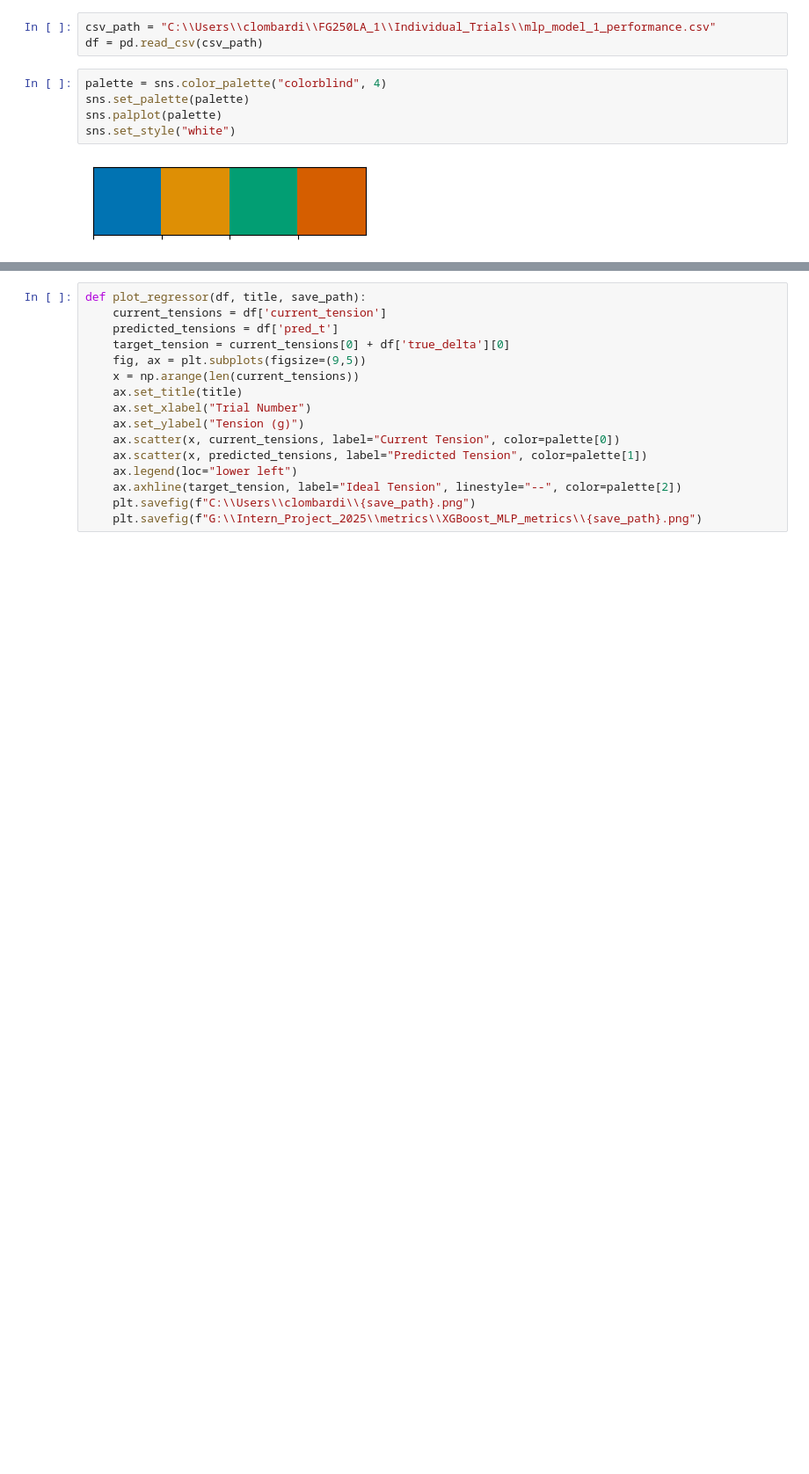
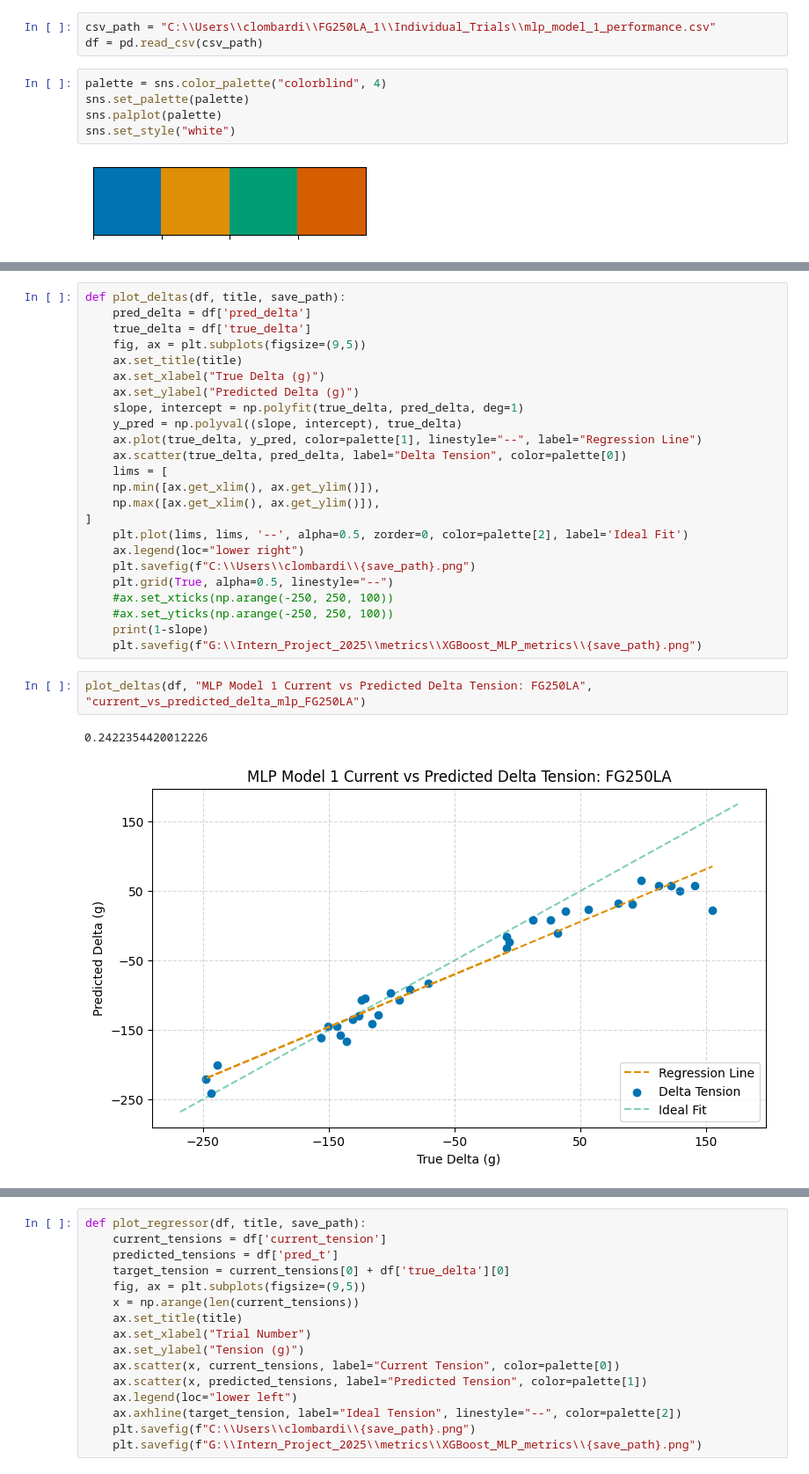
Before and after one commit to c-lombardi23/FOCAL, a Jupyter notebook: notebooks/Abalation_Study.ipynb, the cells around one changed output, grey strips where cells are left out. Shown at 88% size. Cells and saved outputs as stored; diff of their text form; blank space fills up the shorter version.

```diff
--- a/notebooks/Abalation_Study.ipynb
+++ b/notebooks/Abalation_Study.ipynb
@@ -132,0 +157,29 @@ sns.set_style("white")
+# %%
+def plot_deltas(df, title, save_path):
+    pred_delta = df['pred_delta']
+    true_delta = df['true_delta']
+    fig, ax = plt.subplots(figsize=(9,5))
+    ax.set_title(title)
+    ax.set_xlabel("True Delta (g)")
+    ax.set_ylabel("Predicted Delta (g)")
+    slope, intercept = np.polyfit(true_delta, pred_delta, deg=1)
+    y_pred = np.polyval((slope, intercept), true_delta)
+    ax.plot(true_delta, y_pred, color=palette[1], linestyle="--", label="Regression Line")
+    ax.scatter(true_delta, pred_delta, label="Delta Tension", color=palette[0])
+    lims = [
+    np.min([ax.get_xlim(), ax.get_ylim()]),
+    np.max([ax.get_xlim(), ax.get_ylim()]),
+]
+    plt.plot(lims, lims, '--', alpha=0.5, zorder=0, color=palette[2], label='Ideal Fit')
+    ax.legend(loc="lower right")
+    plt.savefig(f"C:\\Users\\clombardi\\{save_path}.png")
+    plt.grid(True, alpha=0.5, linestyle="--")
+    #ax.set_xticks(np.arange(-250, 250, 100))
+    #ax.set_yticks(np.arange(-250, 250, 100))
+    print(1-slope)
+    plt.savefig(f"G:\\Intern_Project_2025\\metrics\\XGBoost_MLP_metrics\\{save_path}.png")
+# %%
+plot_deltas(df, "MLP Model 1 Current vs Predicted Delta Tension: FG250LA", "current_vs_predicted_delta_mlp_FG250LA")
+# %% [output]
+0.2422354420012226
+[figure, added]
```
Also changed, not shown: parts of 29 cells of this notebook, 1 other file.
